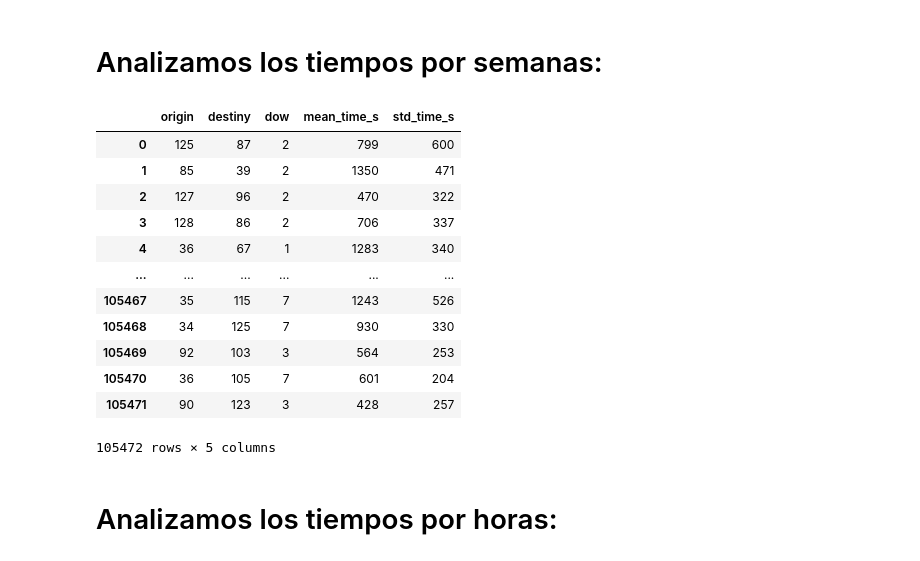
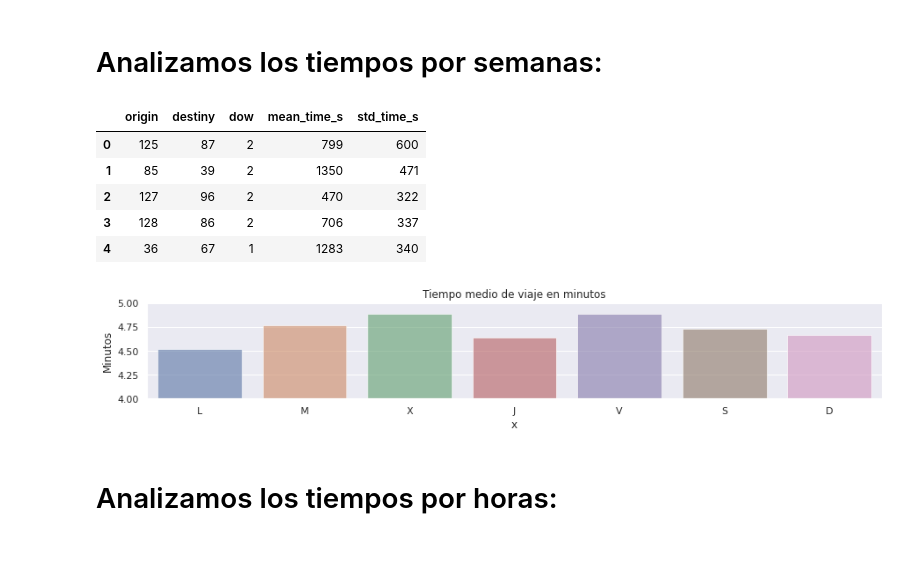
Before and after one commit to Danihelguera/Proyecto_fin_Bootcamp, a Jupyter notebook: 02_EDA.ipynb, the cells around one changed output. Saved outputs shown, nothing was run; the diff lists cells and outputs as text; code cells hidden in the pictures.

```diff
--- a/02_EDA.ipynb
+++ b/02_EDA.ipynb
@@ -23,20 +25,40 @@ H_B_df  = pd.read_csv(f"{path_import}H_B_df.csv"  ,index_col=0)
 # %% [markdown]
 # Analizamos los tiempos por semanas:
 # %%
-W_B_df
+W_B_df.head()
 # %% [output]
 |  | origin | destiny | dow | mean_time_s | std_time_s |
 | 0 | 125 | 87 | 2 | 799 | 600 |
 | 1 | 85 | 39 | 2 | 1350 | 471 |
 | 2 | 127 | 96 | 2 | 470 | 322 |
 | 3 | 128 | 86 | 2 | 706 | 337 |
 | 4 | 36 | 67 | 1 | 1283 | 340 |
-| ... | ... | ... | ... | ... | ... |
-| 105467 | 35 | 115 | 7 | 1243 | 526 |
-| 105468 | 34 | 125 | 7 | 930 | 330 |
-| 105469 | 92 | 103 | 3 | 564 | 253 |
-| 105470 | 36 | 105 | 7 | 601 | 204 |
-| 105471 | 90 | 123 | 3 | 428 | 257 |
-105472 rows × 5 columns
+# %%
+searchby  = "barrios"
+#searchby  = "codigos_postales"
+origen    = 1
+destino   = 2
+
+if searchby == "barrios" :
+    df = W_B_df.copy()
+elif searchby == "codigos_postales" :
+    df = W_CP_df.copy()
+
+df = df[(df.origin   == origen    ) &
+        (df.destiny  == destino   ) ]
+df = df.reset_index(drop=True)
+df_to_plot = pd.DataFrame()
+df_to_plot["x"] = df["dow"]
+df_to_plot["y"] = df["mean_time_s"]/60
+
+plt.figure(figsize = (15,2))
+fig = sns.barplot( data=df_to_plot , x="x", y="y", ci="sd", palette="deep", alpha=.6 );
+fig.set_title("Tiempo medio de viaje en minutos")
+fig.set_xticklabels(['L','M','X','J','V','S','D'])
+fig.set_ylabel("Minutos")
+plt.ylim(math.floor(df_to_plot["y"].min()),math.ceil(df_to_plot["y"].max()))
+sns.despine()
+# %% [output]
+[figure, added]
 # %% [markdown]
 # Analizamos los tiempos por horas:
```
Also changed, not shown: parts of 19 cells of this notebook, 13 other files.
